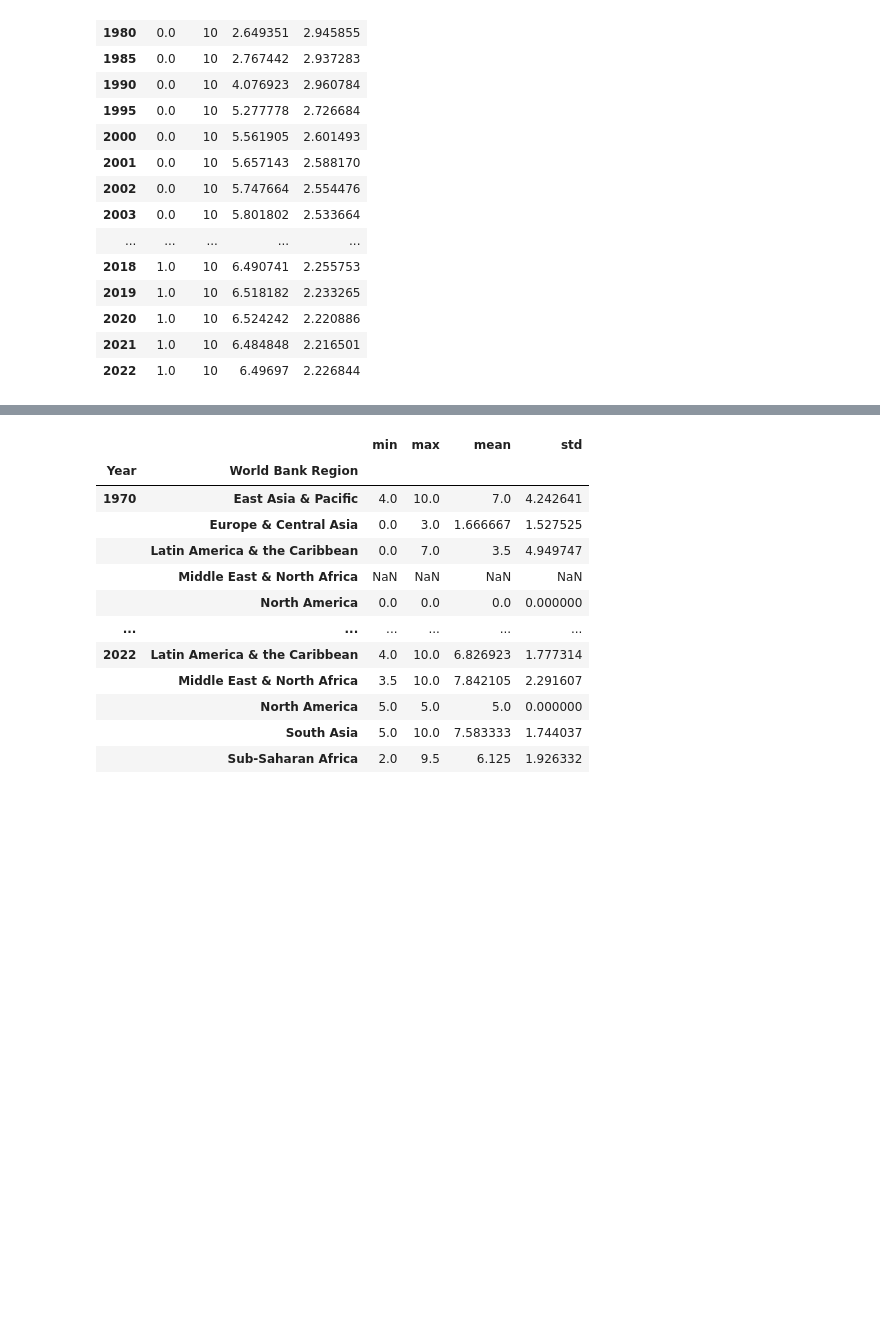
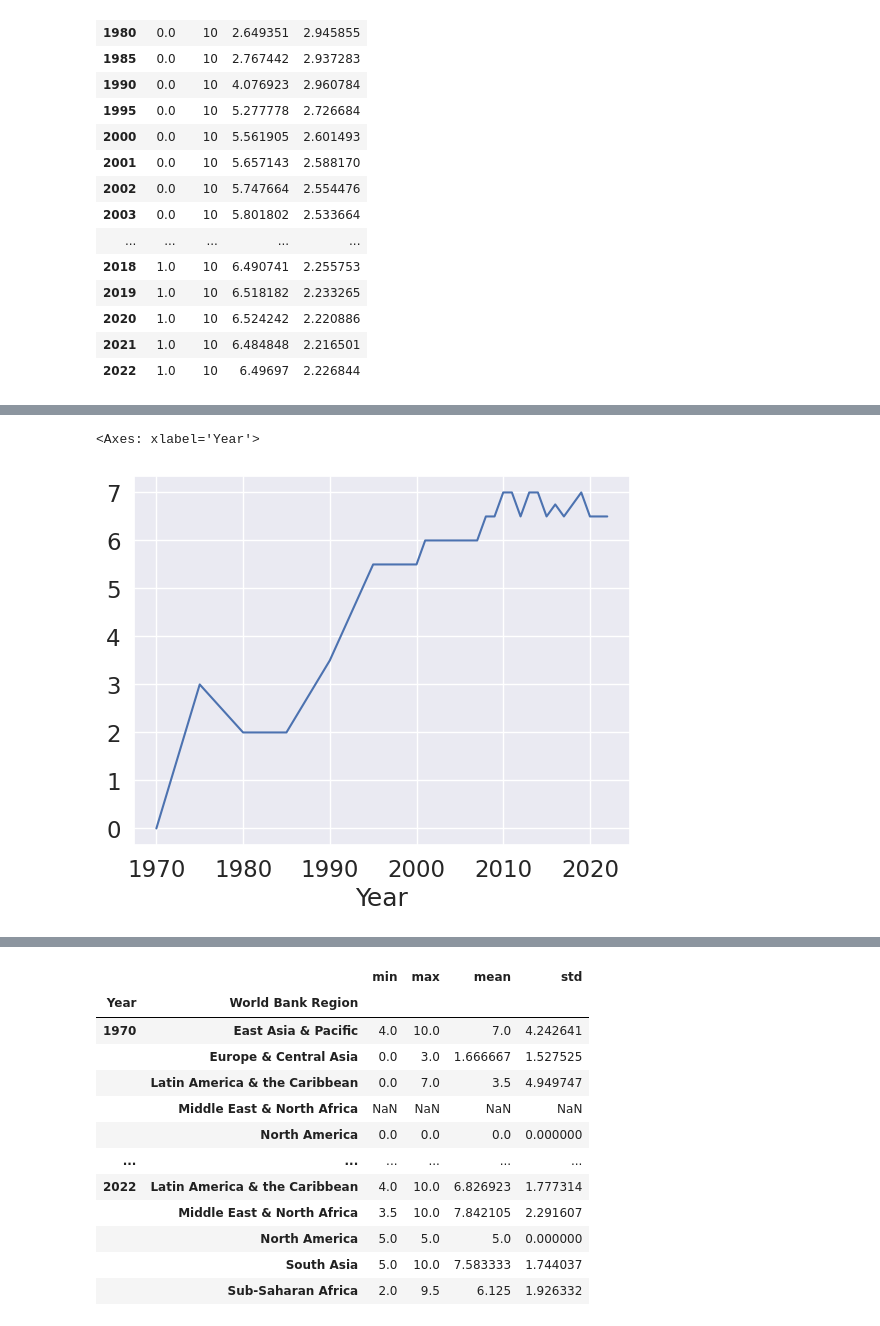
Before and after one commit to rblcoder/Analyzing-open-data, a Jupyter notebook: economicfreedom.ipynb, the cells around one changed output, grey strips where cells are left out. Cells and saved outputs as stored; diff of their text form; code cells hidden in the pictures; blank space fills up the shorter version.

```diff
--- a/economicfreedom.ipynb
+++ b/economicfreedom.ipynb
@@ -200,0 +204,5 @@ efw_data_2024.groupby('World Bank Region')['Top marginal tax rate'].agg(np.media
+# %%
+efw_data_2024.groupby('Year')['Top marginal tax rate'].agg(np.median).plot(kind='line')
+# %% [output]
+<Axes: xlabel='Year'>
+[figure, added]
```
Also changed, not shown: parts of 2 cells of this notebook.
